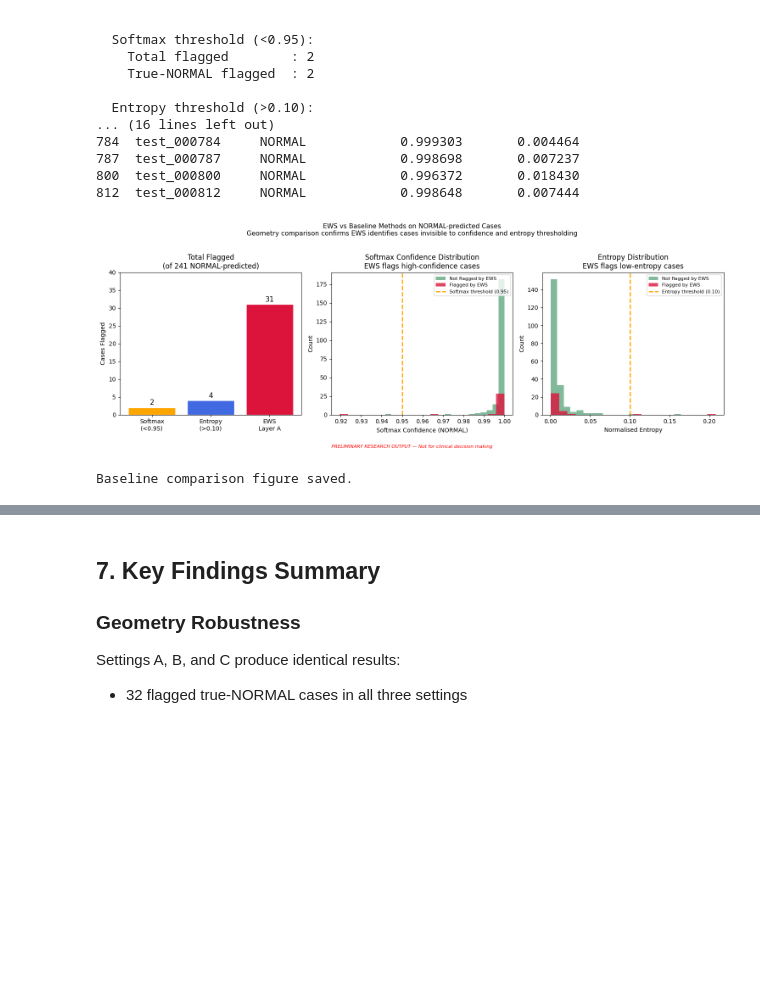
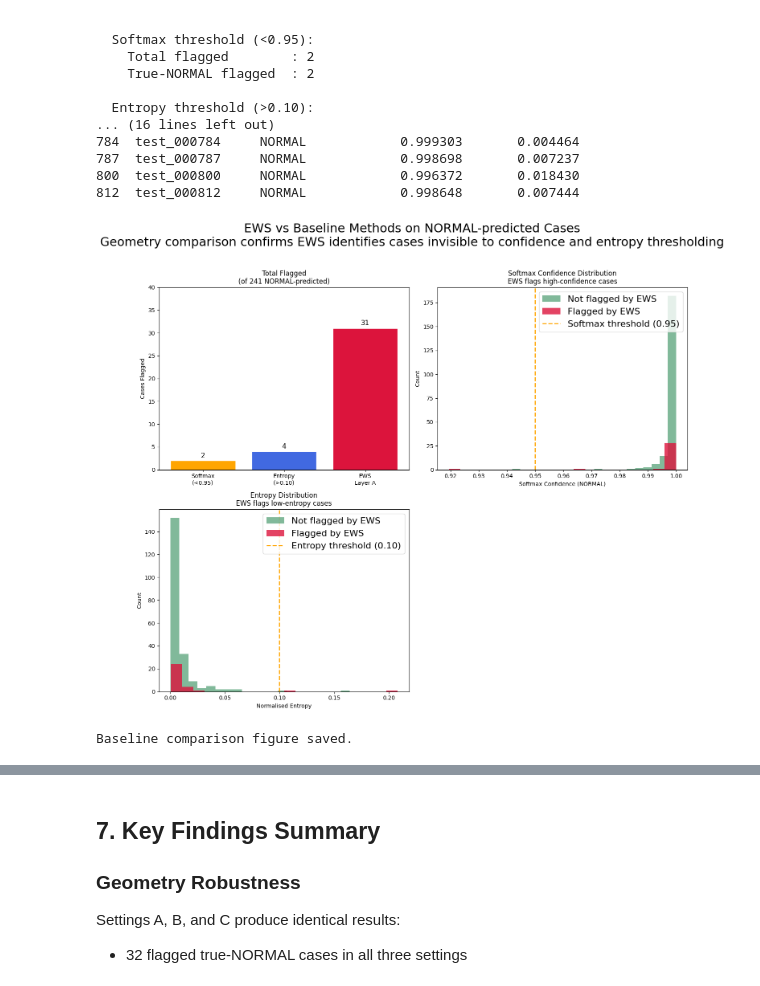
Before and after one commit to Ajantha-Wira/OCT-EWS-framework, a Jupyter notebook: notebooks/02_geometry_comparison.ipynb, the cells around one changed output, grey strips where cells are left out. Saved outputs shown, nothing was run; the diff lists cells and outputs as text; code cells hidden in the pictures; blank space fills up the shorter version.

Commit message:
Update figure generation to publication panels for CMIG submission

```diff
--- a/notebooks/02_geometry_comparison.ipynb
+++ b/notebooks/02_geometry_comparison.ipynb
@@ -644,16 +644,17 @@ Probability columns: ['prob_CNV', 'prob_DME', 'prob_DRUSEN', 'prob_NORMAL']
 812  test_000812     NORMAL            0.998648       0.007444
 # %%
 # Visualise the comparison
-fig, axes = plt.subplots(1, 3, figsize=(15, 5))
+fig, axes = plt.subplots(2, 2, figsize=(14, 12))
 fig.suptitle(
     "EWS vs Baseline Methods on NORMAL-predicted Cases\n"
     "Geometry comparison confirms EWS identifies cases "
     "invisible to confidence and entropy thresholding",
-    fontsize=11, y=1.02
+    fontsize=22, y=1.02
 )
 
 # Plot 1: Flagging counts
-ax1 = axes[0]
+axes_flat = axes.flatten()
+ax1 = axes_flat[0]
 methods = ['Softmax\n(<0.95)', 'Entropy\n(>0.10)', 'EWS\nLayer A']
 counts = [
     normal_predicted['softmax_flagged'].sum(),
@@ -674,7 +675,7 @@ ax1.set_title('Total Flagged\n(of 241 NORMAL-predicted)')
 ax1.set_ylim(0, 40)
 
 # Plot 2: Softmax confidence distribution
-ax2 = axes[1]
+ax2 = axes_flat[1]
 ews_flagged_conf = normal_predicted[
     normal_predicted['ews_flagged'] == True
 ]['softmax_confidence'].values
@@ -692,43 +693,39 @@ ax2.set_xlabel('Softmax Confidence (NORMAL)')
 ax2.set_ylabel('Count')
 ax2.set_title('Softmax Confidence Distribution\n'
               'EWS flags high-confidence cases')
-ax2.legend(fontsize=8)
+ax2.legend(fontsize=16)
 
 # Plot 3: Entropy distribution
-ax3 = axes[2]
+ax3 = axes_flat[2]
 ews_flagged_ent = normal_predicted[
     normal_predicted['ews_flagged'] == True
 ]['entropy_score'].values
 ews_not_flagged_ent = normal_predicted[
     normal_predicted['ews_flagged'] == False
 ]['entropy_score'].values
 
 ax3.hist(ews_not_flagged_ent, bins=20, alpha=0.6,
          color='#2E8B57', label='Not flagged by EWS')
 ax3.hist(ews_flagged_ent, bins=20, alpha=0.8,
          color='#DC143C', label='Flagged by EWS')
 ax3.axvline(0.10, color='orange', linestyle='--',
             linewidth=2, label='Entropy threshold (0.10)')
 ax3.set_xlabel('Normalised Entropy')
 ax3.set_ylabel('Count')
 ax3.set_title('Entropy Distribution\n'
               'EWS flags low-entropy cases')
-ax3.legend(fontsize=8)
+ax3.legend(fontsize=16)
 
+axes_flat[3].set_visible(False)
 plt.tight_layout()
-fig.text(
-    0.5, -0.04,
-    "PRELIMINARY RESEARCH OUTPUT — Not for clinical decision making",
-    ha='center', fontsize=8, color='red', style='italic'
-)
 plt.savefig(
     f'{OUTPUTS_DIR}/baseline_comparison.png',
-    dpi=150, bbox_inches='tight'
+    dpi=720, bbox_inches='tight'
 )
 plt.show()
 print("Baseline comparison figure saved.")
 # %% [output]
-[figure, old version]
+[figure, new version]
 Baseline comparison figure saved.
 # %%
 # Geometry comparison visualisation
```
Also changed, not shown: parts of 3 cells of this notebook, 8 other files.
